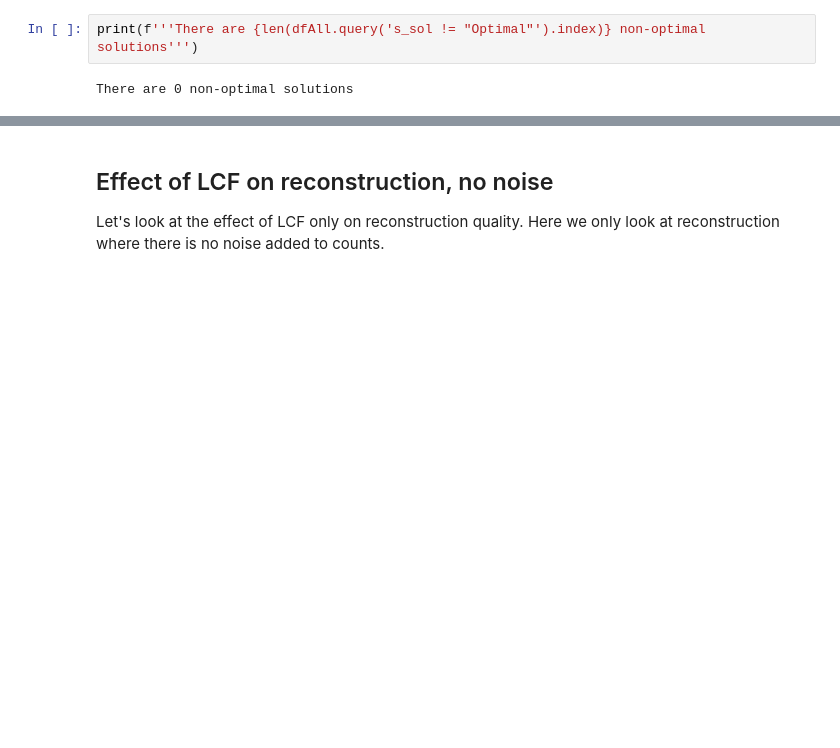
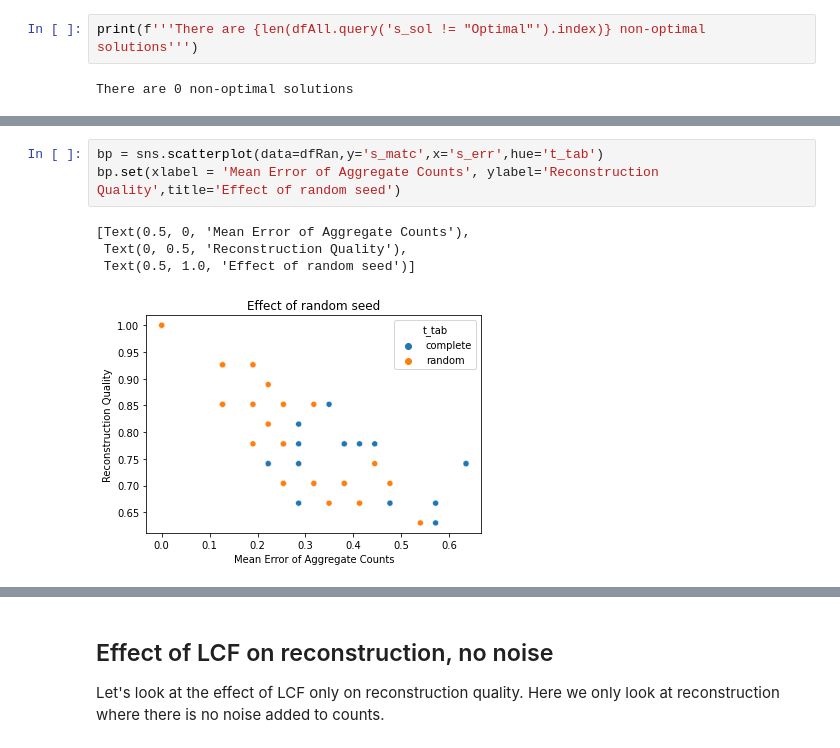
Before and after one commit to iaBIH/attacker, a Jupyter notebook: linearReconstruction/view.ipynb, the cells around one changed output, grey strips where cells are left out. Drawn from its saved outputs; the diff is of its cells as text; blank space fills up the shorter version.

```diff
--- a/linearReconstruction/view.ipynb
+++ b/linearReconstruction/view.ipynb
@@ -73,0 +74,8 @@ From this we conclude that we need to use the average of multiple runs per param
+# %%
+bp = sns.scatterplot(data=dfRan,y='s_matc',x='s_err',hue='t_tab')
+bp.set(xlabel = 'Mean Error of Aggregate Counts', ylabel='Reconstruction Quality',title='Effect of random seed')
+# %% [output]
+[Text(0.5, 0, 'Mean Error of Aggregate Counts'),
+ Text(0, 0.5, 'Reconstruction Quality'),
+ Text(0.5, 1.0, 'Effect of random seed')]
+[figure, added]
```
Also changed, not shown: parts of 8 cells of this notebook, 5 other files.
